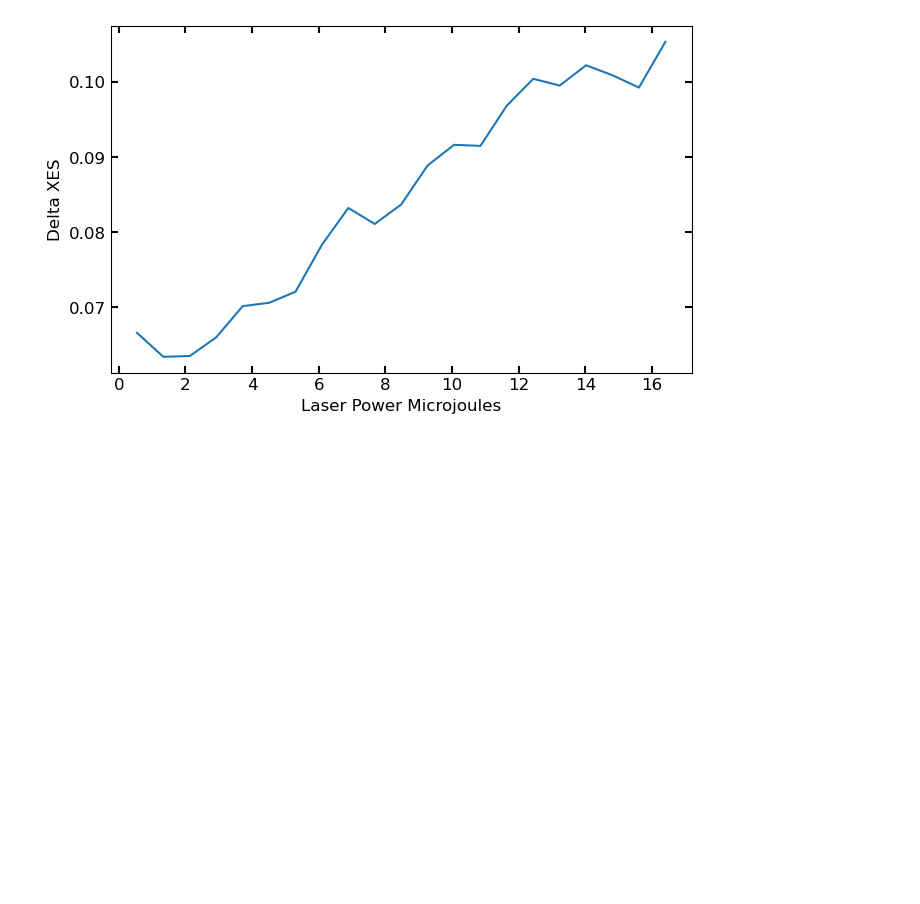
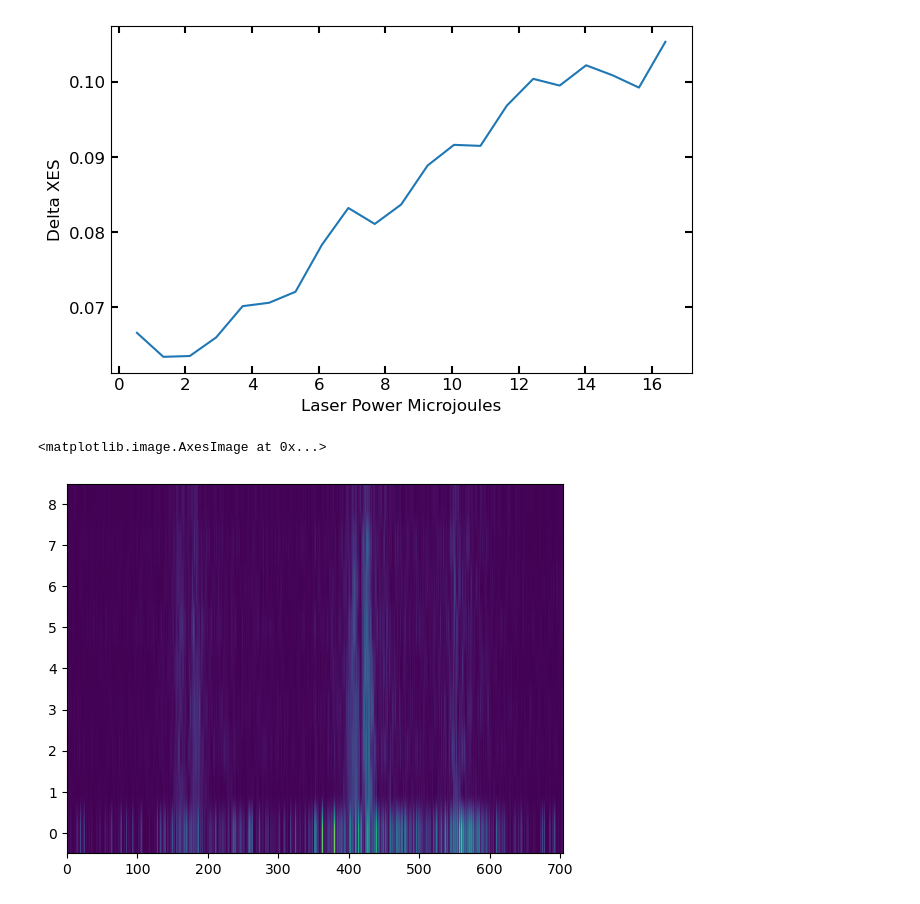
Before and after one commit to lg345/XSpect, a Jupyter notebook: alignments.ipynb, the cells around one changed output. Drawn from its saved outputs; the diff is of its cells as text; code cells hidden in the pictures; blank space fills up the shorter version.

Commit message:
Adding a power titration alignment block into the notebook. Works outside of XSpect.

```diff
--- a/alignments.ipynb
+++ b/alignments.ipynb
@@ -164,3 +164,70 @@ Detector binned in time into key: epix_simultaneous_laser_scanvar_reduced
 Detector binned in time into key: epix_xray_not_laser_scanvar_reduced
 Text(0, 0.5, 'Delta XES')
 [figure]
+# %%
+import numpy as np
+import h5py as h5
+import matplotlib.pyplot as plt
+file=h5.File(r'/sdf/home/l/lbgee/links/mfx_experiments/mfx100894224/hdf5/smalldata/mfx100894224_Run0101.h5')
+def filter_detector_adu(detector_images,adu_threshold=[3.0]):
+    if isinstance(adu_threshold,list):
+        detector_images_adu = detector_images * (detector_images > adu_threshold[0])
+        detector_images_adu = detector_images * (detector_images < adu_threshold[1])
+
+    else:
+        detector_images_adu = detector_images * (detector_images > adu_threshold)
+    return detector_images_adu
+powers=np.array(file['scan/lasmot8'])
+power_bins=np.arange(300,500,1)
+epix=file['epix100/ROI_area']
+laser_on=np.array(file['lightStatus/laser'])
+epix_laser_on=np.array(epix)[laser_on]
+epix_laser_off=np.array(epix)[~laser_on]
+
+binned_epix_laser_on = np.digitize(powers[laser_on], power_bins)
+
+# Bin epix_laser_off based on powers
+binned_epix_laser_off = np.digitize(powers[~laser_on], power_bins)
+# Fetch data
+powers = np.array(file['scan/lasmot8'])
+epix = np.array(file['epix100/ROI_area'])
+epix=filter_detector_adu(epix,2)
+laser_on = np.array(file['lightStatus/laser'])
+
+# Split epix data based on laser status
+epix_summed= np.nansum(epix,axis=2)
+epix_laser_on = np.nansum(epix[laser_on],axis=2)
+epix_laser_off = np.nansum(epix[~laser_on],axis=2)
+
+# Define power bins
+power_bins = np.linspace(500, 300, 9)
+
+# Digitize powers for laser on and laser off
+binned_powers=np.digitize(powers, power_bins)
+sum_epix_laser_on = np.zeros([(np.shape(power_bins)[0] + 0) , epix.shape[1]], dtype=epix.dtype)
+sum_epix_laser_off = np.zeros([(np.shape(power_bins)[0] + 0) , epix.shape[1]], dtype=epix.dtype)
+for idx,i in enumerate( binned_powers):
+    #if idx ==9:
+     #   break
+    if laser_on[idx]:
+        sum_epix_laser_on[binned_powers[idx]] =sum_epix_laser_on[binned_powers[idx],:]+ epix_summed[idx,:]
+    else:
+        sum_epix_laser_off[binned_powers[idx]] =sum_epix_laser_off[binned_powers[idx]]+ epix_summed[idx]
+
+# Assuming sum_epix_laser_on and sum_epix_laser_off are numpy arrays of shape (200, 704)
+sum_epix_laser_on_normalizers = np.trapz(sum_epix_laser_on, axis=1)[:, np.newaxis]  # Shape becomes (200, 1)
+sum_epix_laser_off_normalizers = np.trapz(sum_epix_laser_off, axis=1)[:, np.newaxis]  # Shape becomes (200, 1)
+
+# Perform element-wise division
+sum_epix_laser_on_norm = sum_epix_laser_on / sum_epix_laser_on_normalizers
+sum_epix_laser_off_norm = sum_epix_laser_off / sum_epix_laser_off_normalizers
+sum_epix_laser_on_norm  = np.nan_to_num(sum_epix_laser_on_norm , nan=0.0)
+sum_epix_laser_off_norm  = np.nan_to_num(sum_epix_laser_off_norm , nan=0.0)
+
+
+
+diff=np.abs(sum_epix_laser_on_norm-sum_epix_laser_off_norm)
+plt.imshow(diff,origin='lower',aspect='auto')
+# %% [output]
+<matplotlib.image.AxesImage at 0x...>
+[figure, added]
```
Also changed, not shown: parts of 2 cells of this notebook.
